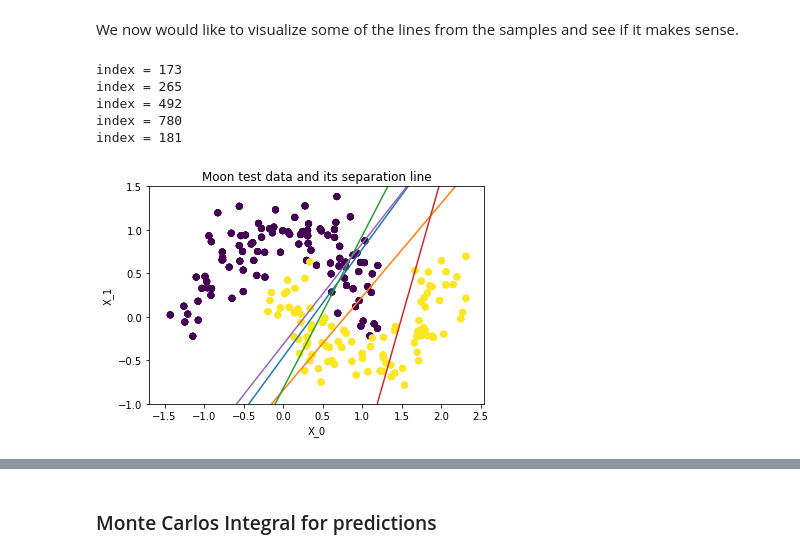
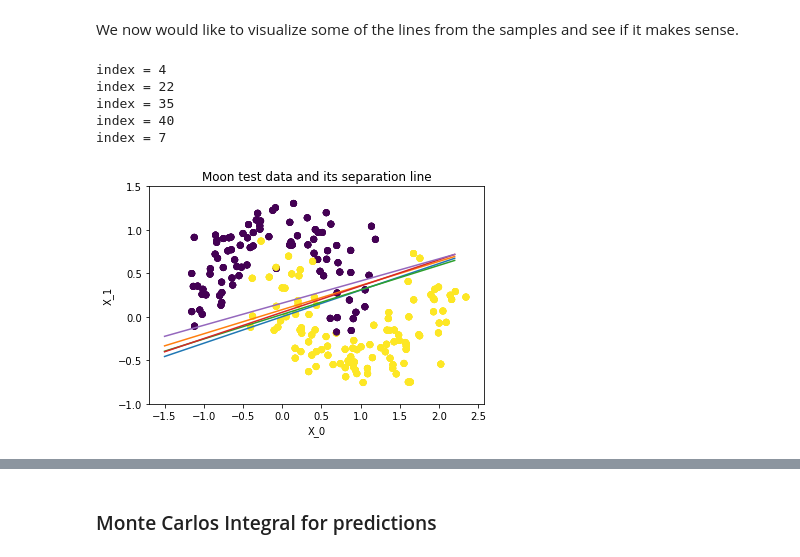
Before and after one commit to poupeaua/classification-logreg, a Jupyter notebook: classification-logreg.ipynb, the cells around one changed output, grey strips where cells are left out. Cells and saved outputs as stored; diff of their text form; code cells hidden in the pictures.

Commit message:
Modif Metropolis-Hastings

```diff
--- a/classification-logreg.ipynb
+++ b/classification-logreg.ipynb
@@ -109,5 +123,13 @@ omega opt : [ 1.23777398 -3.67217864  0.22268697]
 # %%
 def visualizeLine(omega=omega_opt, legend=True, display_omega=True):
+    """
+        Function to display the line that separate the data.
+
+        Arguments:
+            omega (array) : optimal parameters found
+            legend (bool) : display legend or not
+            display_omega (bool) : display the optimal parameter array or not
+    """
     if display_omega:
         print("omega optimal used :", omega)
     plt.scatter(X_test[:,0], X_test[:,1], c=y_test, label="Test data")
@@ -162,6 +188,10 @@ Now we wish to extract sample for the posterior distribution. In order to acheiv
 $p(y | X, \omega) \equiv \displaystyle \prod_{i=1}^N \sigma(\omega^T \tilde{X_i})^{y_i} (1-\sigma(\omega^T \tilde{X_i}))^{1-y_i} \times \dfrac{1}{\sqrt{(2\pi)^3|\Sigma|}} \exp{(-\dfrac{1}{2}\displaystyle\sum_{i=0}^2 \dfrac{(\omega_i-\mu_i)^2}{\sigma_i^2})} $
 # %%
 def posterior(omega, X, y, mu_prior=mu_prior, beta_prior=beta_prior):
+    """
+        Calculate the posterior. We have posterior(args) = np.exp(-nll(args)).
+        Have the exact same argument as nll function.
+    """
     n_samples_X = X.shape[0]
 
     # generative part
@@ -183,11 +213,19 @@ def posterior(omega, X, y, mu_prior=mu_prior, beta_prior=beta_prior):
 # %%
 class ProposalDensity:
 
-    def __init__(self, name):
+    def __init__(self, name, variance=1):
+        """
+            Initialize a ProposalDensity object.
+
+            Arguments:
+                name (str) : can either be "normal" or "uniform".
+                    They represent multivariate distribution in R^3.
+                variance (int) : variance of the different distributions.
+        """
         self.name = name
+        self.scale_uniform = variance*2
+        self.cov_normal = variance*np.identity(3)
 
-        self.variance_uniform = 5
-        self.cov_normal = 3*np.identity(3)
 
     def density_valuation(self, w_new, w_before):
 
@@ -195,7 +233,10 @@ class ProposalDensity:
             return multivariate_normal.pdf(x=w_new, mean=w_before, cov=self.cov_normal)
 
         elif self.name == "uniform":
-            return uniform.pdf(x=w_new, loc=np.mean(w_before)-self.variance_uniform/2, scale=self.variance_uniform)
+            # uniform distribution thus the probability is the same.
+            # for dimension d => proba = 1/scale**d
+            return 1/self.scale_uniform**3
+
 
     def sample(self, w_before):
 
@@ -203,5 +244,5 @@ class ProposalDensity:
             return multivariate_normal.rvs(mean=w_before, cov=self.cov_normal, size=1)
 
         elif self.name == "uniform":
-            return np.array([uniform.rvs(x=w_new, loc=w_before[i]-self.variance_uniform/2, scale=self.variance_uniform) for i in range(3)])
+            return np.array([uniform.rvs(loc=w_before[i]-self.scale_uniform/2, scale=self.scale_uniform) for i in range(3)])
 # %%
@@ -242,3 +306,6 @@ mh_samples = metropolis_hastings_sample(proposal_name="normal", n_generate_sampl
+# %%
+# take the optimal found before as initial sample and get samples
+mh_samples = metropolis_hastings_sample(proposal_name="normal", n_generate_sample=50, w0=omega_opt)
 # %% [markdown]
 #### Histograms of parameters
 # %% [markdown]
@@ -261,13 +328,13 @@ We now would like to visualize some of the lines from the samples and see if it
 # %%
 nb_lines_to_visualize = 5
 for _ in range(nb_lines_to_visualize):
-    index_sample = np.random.randint(1000)
-    print("index =", index_sample)
+    index_sample = np.random.randint(len(mh_samples))
+    # print("Sample index =", index_sample)
     visualizeLine(omega=mh_samples[index_sample, :], legend=False, display_omega=False)
 # %% [output]
-index = 173
-index = 265
-index = 492
-index = 780
-index = 181
+index = 4
+index = 22
+index = 35
+index = 40
+index = 7
-[figure, old version]
+[figure, new version]
```
Also changed, not shown: parts of 17 cells of this notebook, 7 other files.
